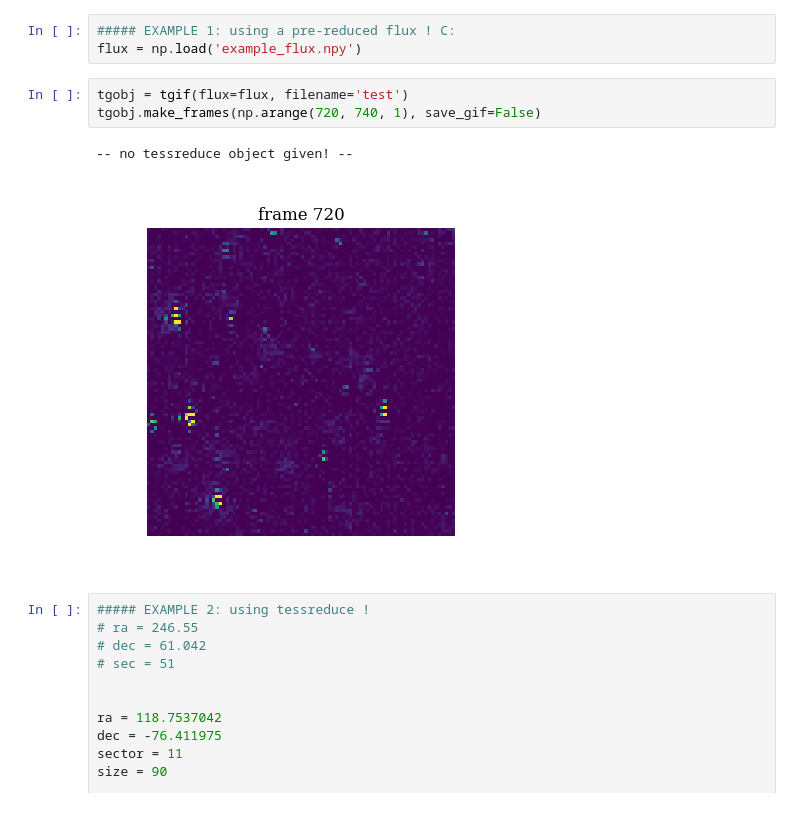
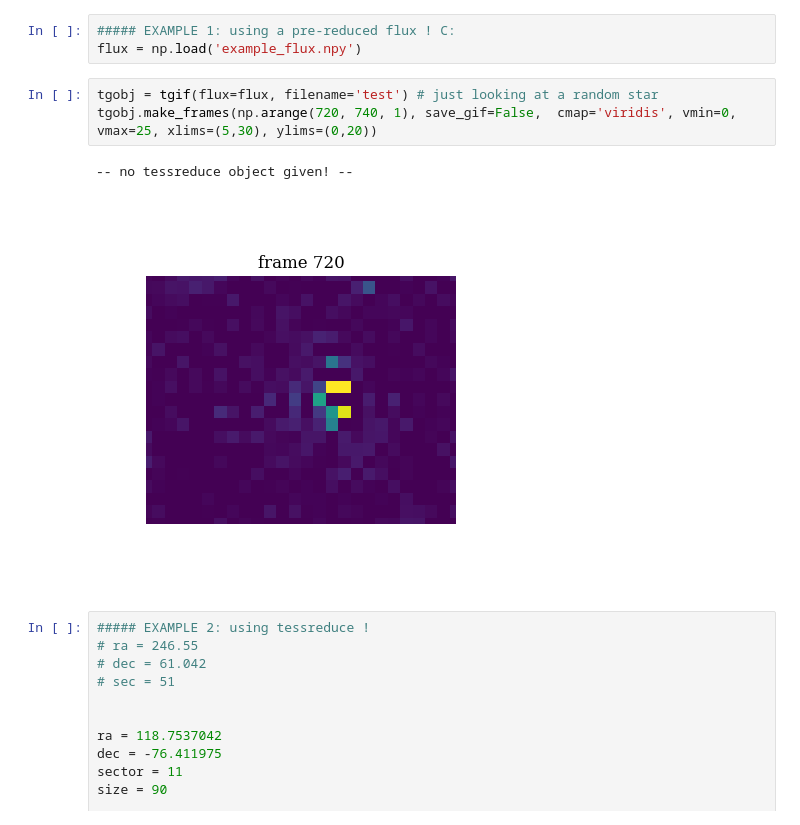
Before and after one commit to crixiii/tgif, a Jupyter notebook: example.ipynb, the cells around one changed output. Drawn from its saved outputs; the diff is of its cells as text.

```diff
--- a/example.ipynb
+++ b/example.ipynb
@@ -10,11 +10,11 @@ nice_plots()
 ##### EXAMPLE 1: using a pre-reduced flux ! C:
 flux = np.load('example_flux.npy')
 # %%
-tgobj = tgif(flux=flux, filename='test')
-tgobj.make_frames(np.arange(720, 740, 1), save_gif=False)
+tgobj = tgif(flux=flux, filename='test') # just looking at a random star
+tgobj.make_frames(np.arange(720, 740, 1), save_gif=False,  cmap='viridis', vmin=0, vmax=25, xlims=(5,30), ylims=(0,20))
 # %% [output]
 -- no tessreduce object given! --
-[figure, old version]
+[figure, new version]
 # %%
 ##### EXAMPLE 2: using tessreduce !
 # ra = 246.55
```
Also changed, not shown: parts of 3 cells of this notebook, 3 other files.
